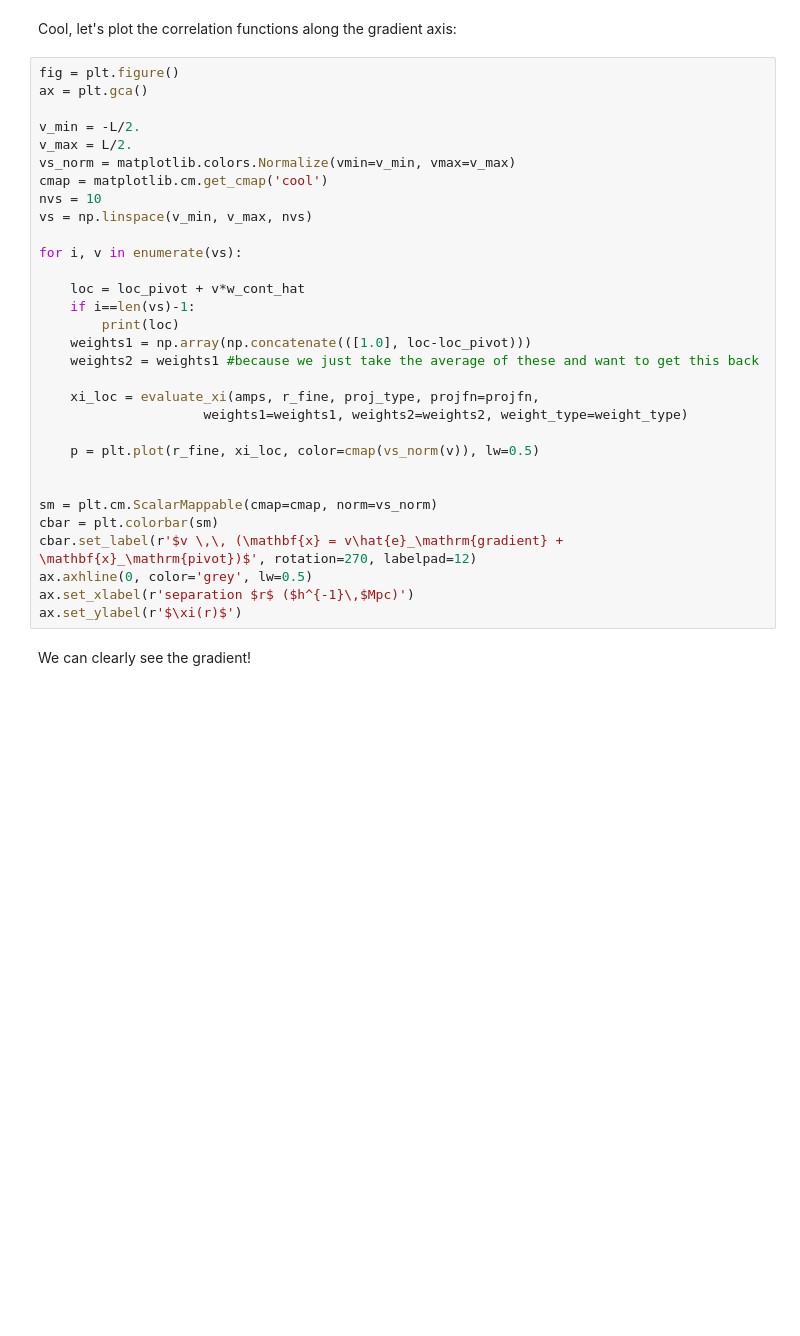
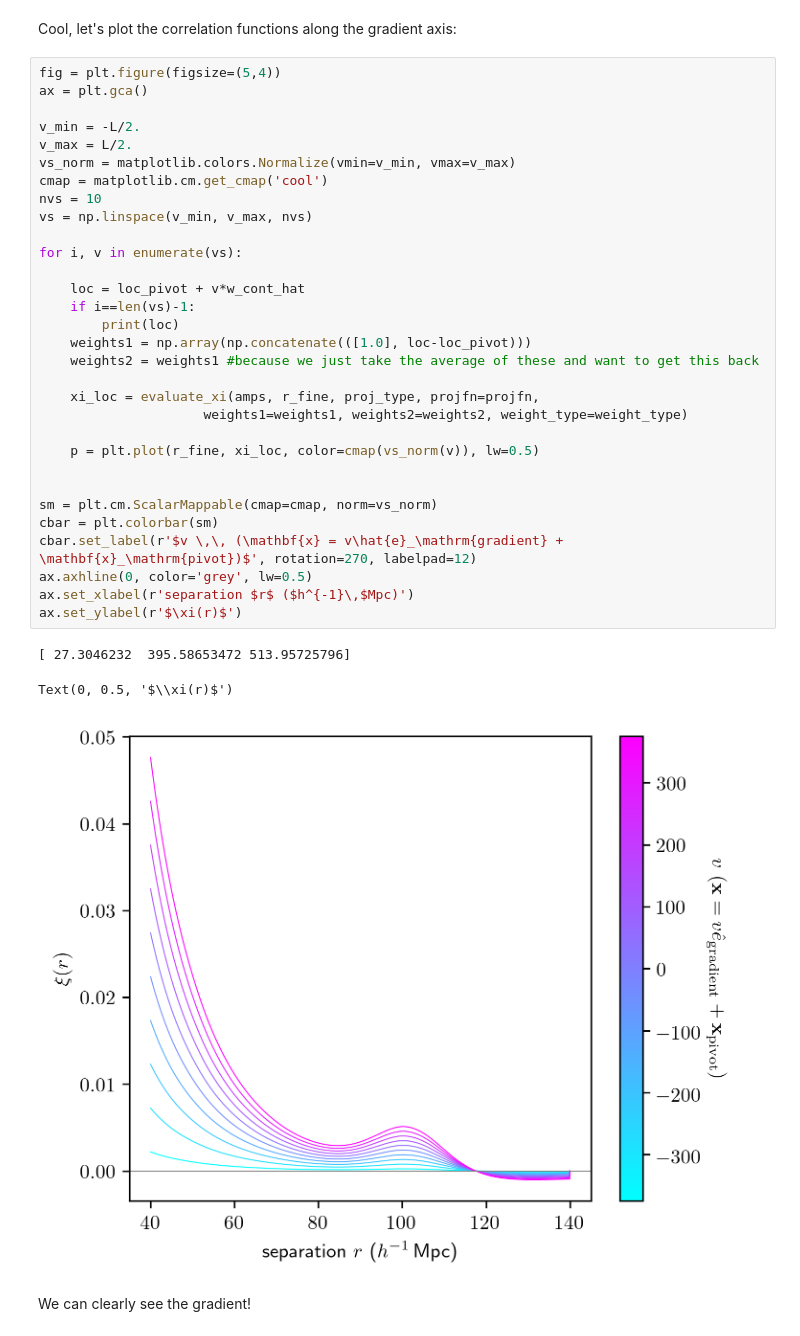
Before and after one commit to kstoreyf/continuous-estimator, a Jupyter notebook: code/gradient_2021-04-02.ipynb, the cells around one changed output. Saved outputs shown, nothing was run; the diff lists cells and outputs as text; blank space fills up the shorter version.

```diff
--- a/code/gradient_2021-04-02.ipynb
+++ b/code/gradient_2021-04-02.ipynb
@@ -216,35 +226,39 @@ print(f"If we assume an initial b={b_guess}, this gives m = {m_recovered_perL:.4
 # %% [markdown]
 Cool, let's plot the correlation functions along the gradient axis:
 # %%
-fig = plt.figure()
+fig = plt.figure(figsize=(5,4))
 ax = plt.gca()
 
 v_min = -L/2.
 v_max = L/2.
 vs_norm = matplotlib.colors.Normalize(vmin=v_min, vmax=v_max)
 cmap = matplotlib.cm.get_cmap('cool')
 nvs = 10
 vs = np.linspace(v_min, v_max, nvs)
 
 for i, v in enumerate(vs):
 
     loc = loc_pivot + v*w_cont_hat
     if i==len(vs)-1:
         print(loc)
     weights1 = np.array(np.concatenate(([1.0], loc-loc_pivot)))
     weights2 = weights1 #because we just take the average of these and want to get this back
 
     xi_loc = evaluate_xi(amps, r_fine, proj_type, projfn=projfn,
                      weights1=weights1, weights2=weights2, weight_type=weight_type)
 
     p = plt.plot(r_fine, xi_loc, color=cmap(vs_norm(v)), lw=0.5)
 
 
 sm = plt.cm.ScalarMappable(cmap=cmap, norm=vs_norm)
 cbar = plt.colorbar(sm)
 cbar.set_label(r'$v \,\, (\mathbf{x} = v\hat{e}_\mathrm{gradient} + \mathbf{x}_\mathrm{pivot})$', rotation=270, labelpad=12)
 ax.axhline(0, color='grey', lw=0.5)
 ax.set_xlabel(r'separation $r$ ($h^{-1}\,$Mpc)')
 ax.set_ylabel(r'$\xi(r)$')
+# %% [output]
+[ 27.3046232  395.58653472 513.95725796]
+Text(0, 0.5, '$\\xi(r)$')
+[figure, added]
 # %% [markdown]
 We can clearly see the gradient!
```
Also changed, not shown: parts of 3 cells of this notebook.
